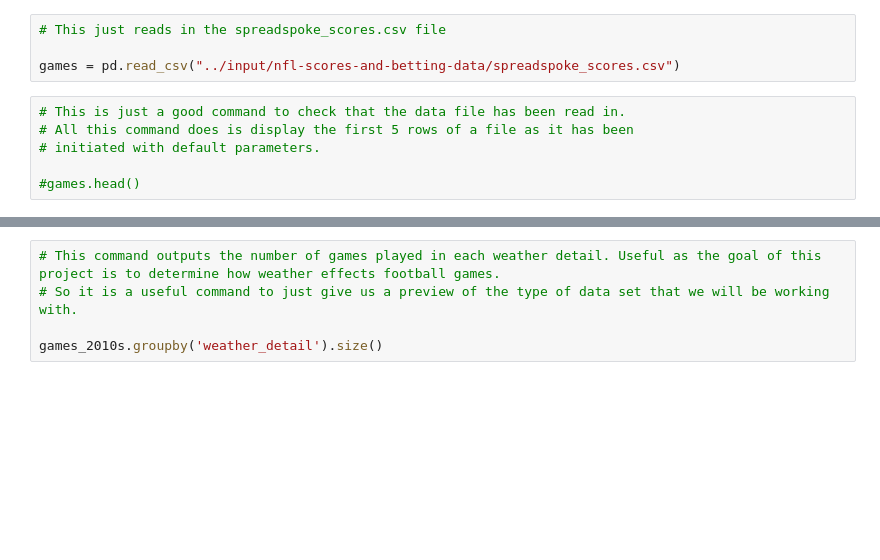
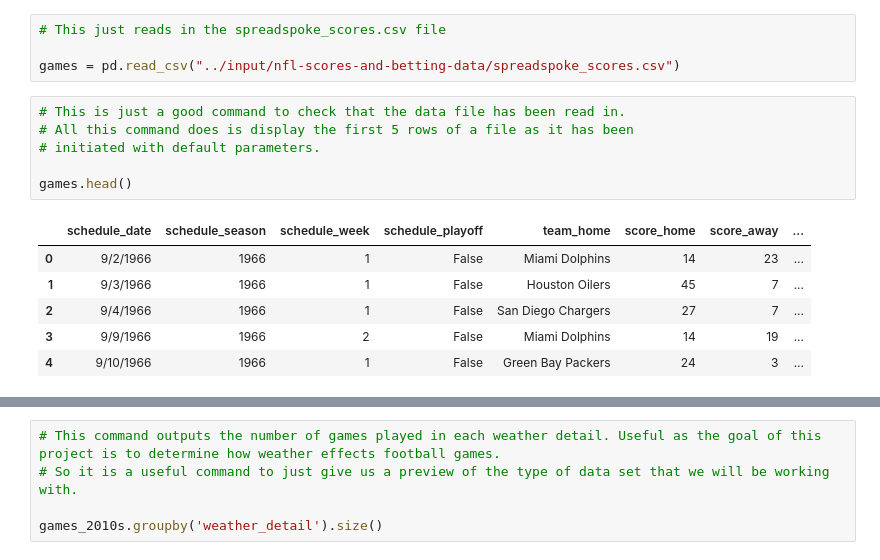
Before and after one commit to arya3364/How-Weather-Effects-Football-Games, a Jupyter notebook: nfl-scores-and-data.ipynb, the cells around one changed output, grey strips where cells are left out. Saved outputs shown, nothing was run; the diff lists cells and outputs as text; blank space fills up the shorter version.

```diff
--- a/nfl-scores-and-data.ipynb
+++ b/nfl-scores-and-data.ipynb
@@ -30,9 +30,16 @@ games = pd.read_csv("../input/nfl-scores-and-betting-data/spreadspoke_scores.csv
 # %%
 # This is just a good command to check that the data file has been read in.
 # All this command does is display the first 5 rows of a file as it has been
 # initiated with default parameters.
 
-#games.head()
+games.head()
+# %% [output]
+|  | schedule_date | schedule_season | schedule_week | schedule_playoff | team_home | score_home | score_away | ... |
+| 0 | 9/2/1966 | 1966 | 1 | False | Miami Dolphins | 14 | 23 | ... |
+| 1 | 9/3/1966 | 1966 | 1 | False | Houston Oilers | 45 | 7 | ... |
+| 2 | 9/4/1966 | 1966 | 1 | False | San Diego Chargers | 27 | 7 | ... |
+| 3 | 9/9/1966 | 1966 | 2 | False | Miami Dolphins | 14 | 19 | ... |
+| 4 | 9/10/1966 | 1966 | 1 | False | Green Bay Packers | 24 | 3 | ... |
 # %%
 # Here we are essentially using this line to allow us to only work with games that were schedule after 2009.
 
```
Also changed, not shown: parts of 11 cells of this notebook.
